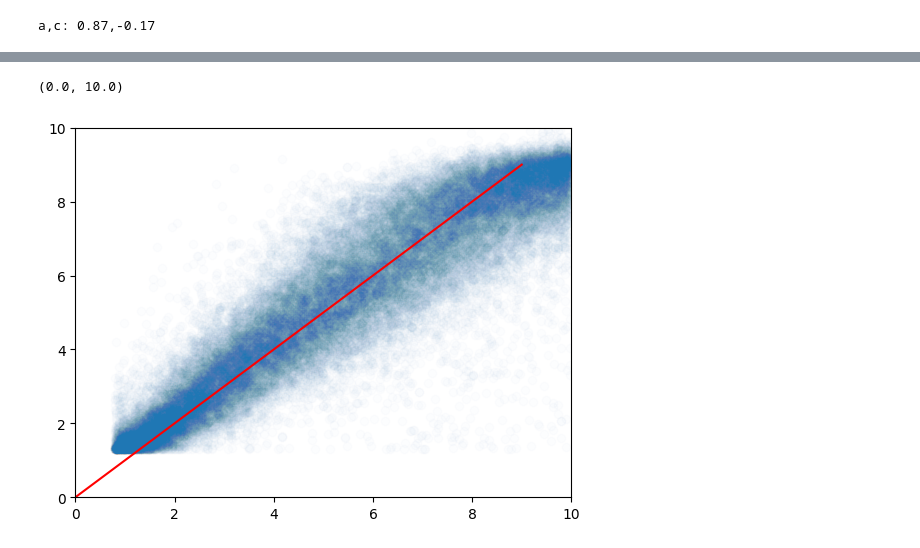
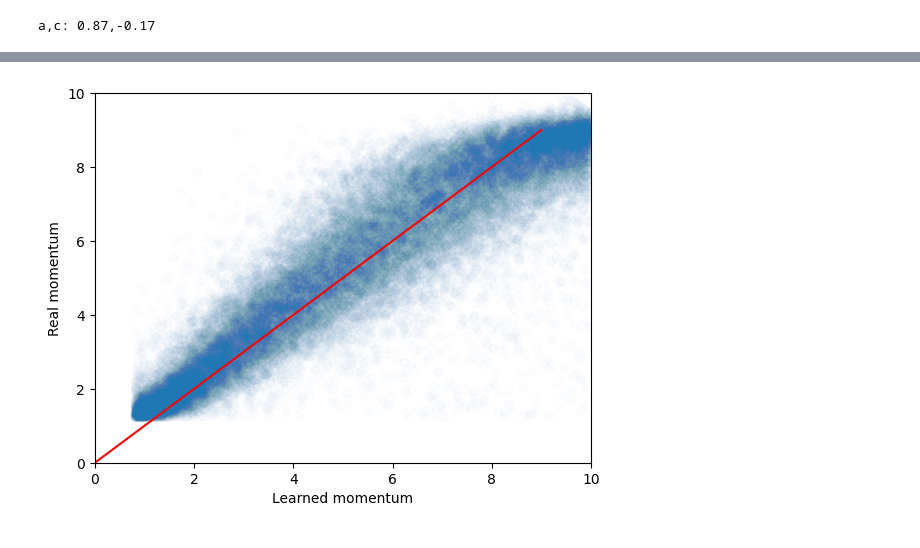
Before and after one commit to RowanKell/work_eic, a Jupyter notebook: macros/Timing_estimation/CFDEnergyTiming.ipynb, the cells around one changed output, grey strips where cells are left out. Drawn from its saved outputs; the diff is of its cells as text; code cells hidden in the pictures.

```diff
--- a/macros/Timing_estimation/CFDEnergyTiming.ipynb
+++ b/macros/Timing_estimation/CFDEnergyTiming.ipynb
@@ -699,21 +459,21 @@ for i in range(len(model_out)):
     model_out[i] = model(dataset['inputs'][i].flatten().to(device)).detach().cpu()
 # %%
 num_bins = 20
-bin_edges = np.linspace(0,10,num_bins + 1)
+bin_edges = np.linspace(0.5,10,num_bins + 1)
 
-binned_model_out = [[] for _ in range(num_bins)]
-binned_real_out = [[] for _ in range(num_bins)]
+binned_model_out_list = [[] for _ in range(num_bins)]
+binned_real_out_list = [[] for _ in range(num_bins)]
 dataset = test_data
 real_out = dataset['outputs']
 model_out = np.zeros(len(real_out))
 for i in range(len(model_out)):
     model_out[i] = model(dataset['inputs'][i].flatten().to(device)).detach().cpu()
     for j in range(1,len(bin_edges)):
-        if(real_outs[i] < bin_edges[j]):
-            binned_model_out[j - 1].append(model_out[i])
-            binned_real_out[j - 1].append(real_out[i])
+        if(real_out[i] < bin_edges[j]):
+            binned_model_out_list[j - 1].append(model_out[i])
+            binned_real_out_list[j - 1].append(real_out[i])
             break
-binned_real_out = np.array(binned_real_out)
-binned_model_out = np.array(binned_model_out)
+binned_real_out = binned_real_out_list
+binned_model_out = binned_model_out_list
 # %%
 bin_centers = np.array(bin_edges[1:]) - (bin_edges[1] - bin_edges[0]) / 2
@@ -765,8 +540,10 @@ R-squared: 0.8264
 # %%
 plot.scatter(dataset['outputs'],model_out, alpha = 0.01)
 plot.plot(range(10),color = "red");
+plot.xlabel("Learned momentum")
+plot.ylabel("Real momentum")
 plot.ylim(0,10)
 plot.xlim(0,10)
+plot.plot();
 # %% [output]
-(0.0, 10.0)
-[figure, old version]
+[figure, new version]
```
Also changed, not shown: parts of 16 cells of this notebook, 8 other files.
